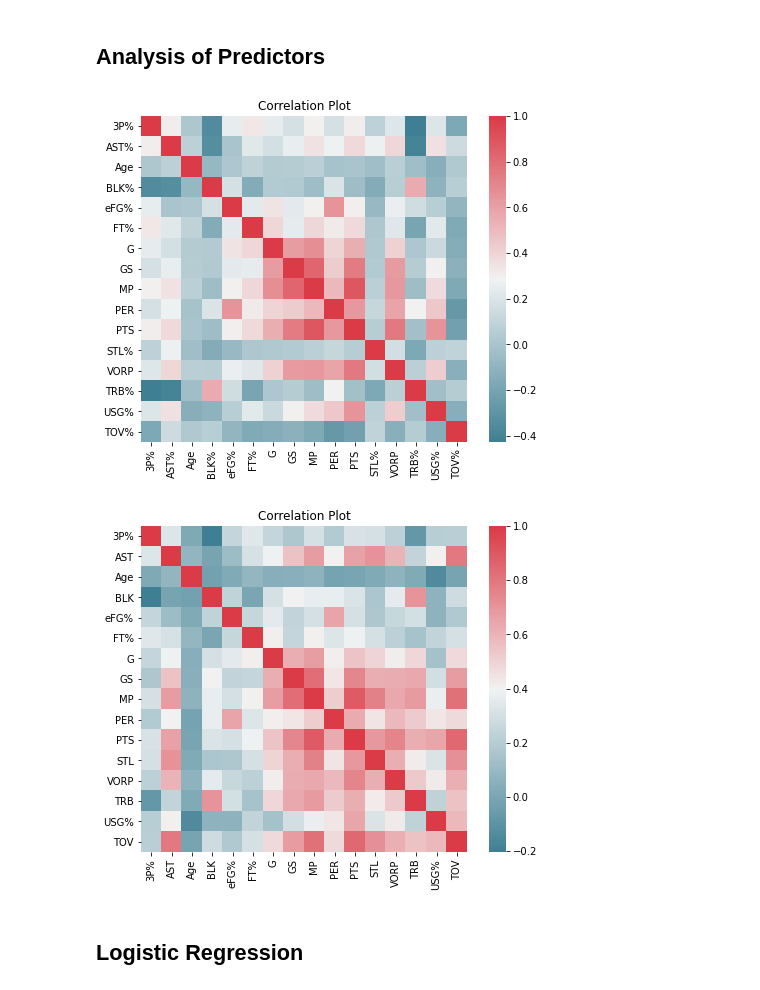
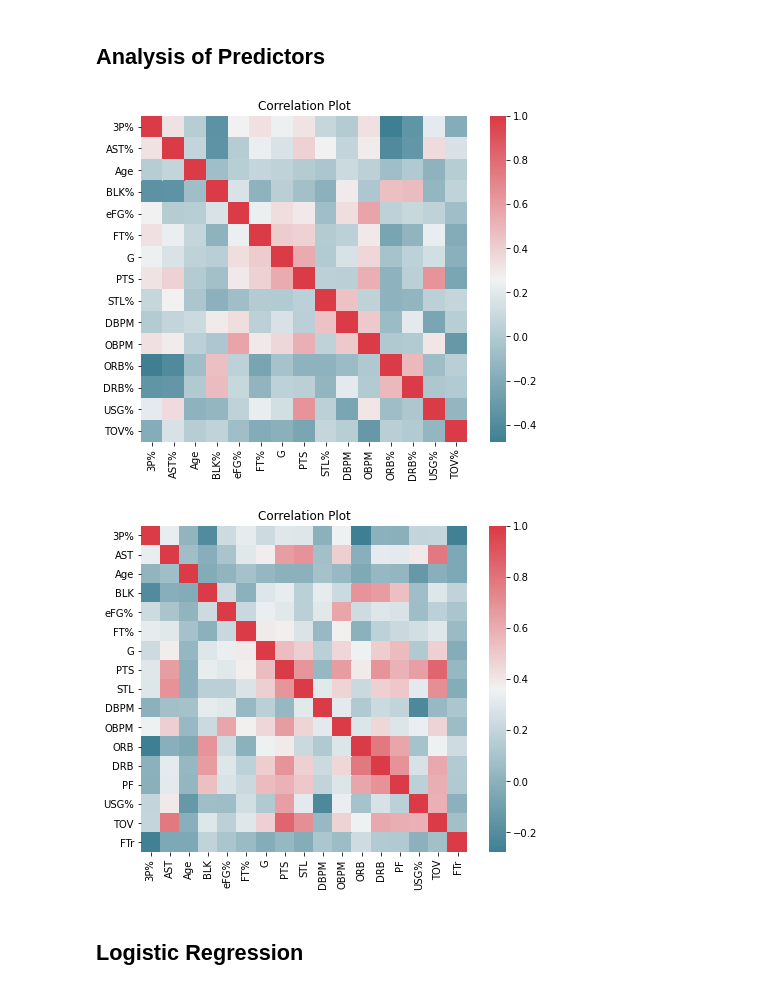
Before and after one commit to rudiejd/NBA_AllStar_Predictions, a Jupyter notebook: NBA_AllStar_Predictions.ipynb, the cells around one changed output. Saved outputs shown, nothing was run; the diff lists cells and outputs as text; code cells hidden in the pictures.

```diff
--- a/NBA_AllStar_Predictions.ipynb
+++ b/NBA_AllStar_Predictions.ipynb
@@ -217,42 +224,41 @@ final = pd.read_csv('data/All_Star_Data.csv')
 # %%
 
 # Choosing to separate percentages and per games here for some stats due to high degree of correlation
-# Also choosing to use total statistics when possible instead of offensive/defensive due to high degree of correlation between
-# offensive and defensive/total numbers
+
 
 stats_pct = ['3P%', 'AST%', 'Age', 'BLK%', 'eFG%', 'FT%',
-                    'G', 'GS', 'MP', 'PER', 'PTS', 'STL%', 'VORP',
-                    'TRB%', 'USG%', 'TOV%']
+                    'G', 'PTS', 'STL%', 'DBPM', 'OBPM',
+                    'ORB%', 'DRB%', 'USG%', 'TOV%']
 # and the per game numbers
 stats_pg = ['3P%', 'AST', 'Age', 'BLK', 'eFG%', 'FT%',
-                    'G', 'GS', 'MP', 'PER', 'PTS', 'STL', 'VORP',
-                    'TRB', 'USG%', 'TOV']
+                    'G',  'PTS', 'STL', 'DBPM',
+                  'OBPM', 'ORB', 'DRB', 'PF',  'USG%', 'TOV', 'FTr']
 x = final[stats_pct]
 y = final['All_Star']
 y = np.asarray(y,dtype=np.bool)
-x_train, x_test, y_train, y_test = train_test_split(x, y, test_size = 0.2)
+x_train, x_test, y_train, y_test = train_test_split(x, y, test_size = 0.4)
 
 x_pg = final[stats_pg]
-x_pg_train, x_pg_test, y_pg_train, y_pg_test = train_test_split(x_pg, y, test_size=0.2)
+x_pg_train, x_pg_test, y_pg_train, y_pg_test = train_test_split(x_pg, y, test_size=0.4)
 
 # Check predictor correlation
 cor = x_train.corr(method='pearson')
 ig, ax = plt.subplots(figsize=(8, 6))
 plt.title("Correlation Plot")
 sns.heatmap(cor, mask=np.zeros_like(cor, dtype=np.bool), cmap=sns.diverging_palette(220, 10, as_cmap=True),
             square=True, ax=ax)
 plt.show()
 
 # Check PG predictor correlation
 cor = x_pg_train.corr(method='pearson')
 ig, ax = plt.subplots(figsize=(8, 6))
 plt.title("Correlation Plot")
 sns.heatmap(cor, mask=np.zeros_like(cor, dtype=np.bool), cmap=sns.diverging_palette(220, 10, as_cmap=True),
             square=True, ax=ax)
 plt.show()
 # %% [output]
-[figure, old version]
+[figure, new version]
-[figure, old version]
+[figure, new version]
 # %%
 # Different sampling techniques to attempt to correct for the imbalance in all stars vs non all stars
 fs = 0
```
Also changed, not shown: parts of 13 cells of this notebook, 8 other files.
